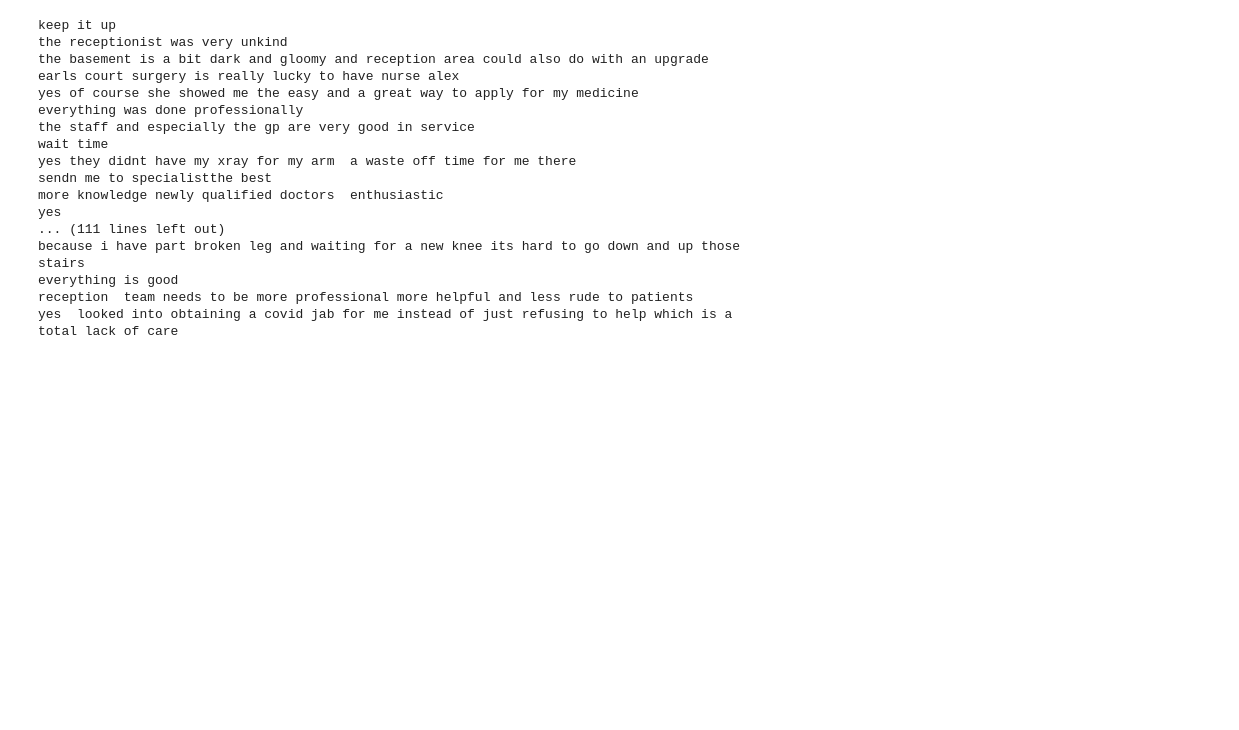
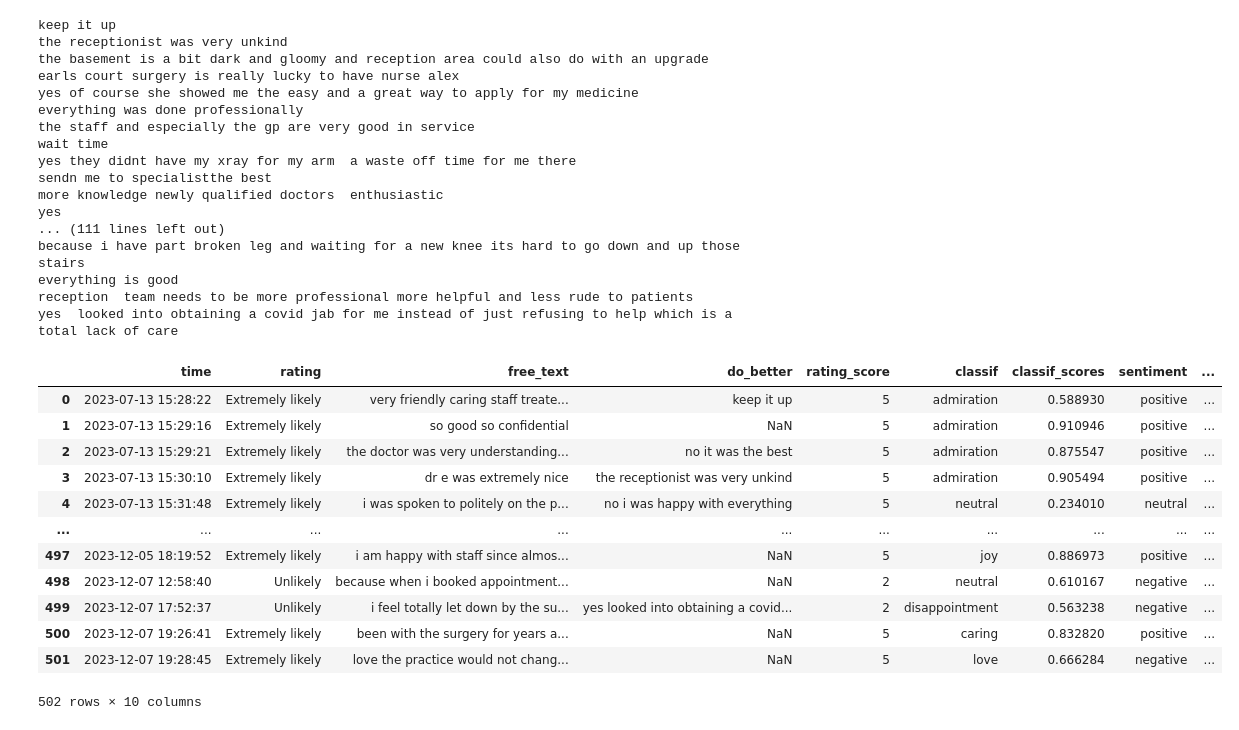
Before and after one commit to janduplessis883/friends-and-family-test-analysis, a Jupyter notebook: notebooks/exploration.ipynb, the cells around one changed output. Saved outputs shown, nothing was run; the diff lists cells and outputs as text; code cells hidden in the pictures; blank space fills up the shorter version.

```diff
--- a/notebooks/exploration.ipynb
+++ b/notebooks/exploration.ipynb
@@ -122,3 +122,20 @@ because i have part broken leg and waiting for a new knee its hard to go down an
 everything is good
 reception  team needs to be more professional more helpful and less rude to patients
 yes  looked into obtaining a covid jab for me instead of just refusing to help which is a total lack of care
+# %%
+processed_data = pd.read_csv(f"{DATA_PATH}/data.csv")
+processed_data
+# %% [output]
+|  | time | rating | free_text | do_better | rating_score | classif | classif_scores | sentiment | ... |
+| 0 | 2023-07-13 15:28:22 | Extremely likely | very friendly caring staff treate... | keep it up | 5 | admiration | 0.588930 | positive | ... |
+| 1 | 2023-07-13 15:29:16 | Extremely likely | so good so confidential | NaN | 5 | admiration | 0.910946 | positive | ... |
+| 2 | 2023-07-13 15:29:21 | Extremely likely | the doctor was very understanding... | no it was the best | 5 | admiration | 0.875547 | positive | ... |
+| 3 | 2023-07-13 15:30:10 | Extremely likely | dr e was extremely nice | the receptionist was very unkind | 5 | admiration | 0.905494 | positive | ... |
+| 4 | 2023-07-13 15:31:48 | Extremely likely | i was spoken to politely on the p... | no i was happy with everything | 5 | neutral | 0.234010 | neutral | ... |
+| ... | ... | ... | ... | ... | ... | ... | ... | ... | ... |
+| 497 | 2023-12-05 18:19:52 | Extremely likely | i am happy with staff since almos... | NaN | 5 | joy | 0.886973 | positive | ... |
+| 498 | 2023-12-07 12:58:40 | Unlikely | because when i booked appointment... | NaN | 2 | neutral | 0.610167 | negative | ... |
+| 499 | 2023-12-07 17:52:37 | Unlikely | i feel totally let down by the su... | yes looked into obtaining a covid... | 2 | disappointment | 0.563238 | negative | ... |
+| 500 | 2023-12-07 19:26:41 | Extremely likely | been with the surgery for years a... | NaN | 5 | caring | 0.832820 | positive | ... |
+| 501 | 2023-12-07 19:28:45 | Extremely likely | love the practice would not chang... | NaN | 5 | love | 0.666284 | negative | ... |
+502 rows × 10 columns
```
Also changed, not shown: parts of 2 cells of this notebook, 2 other files.
